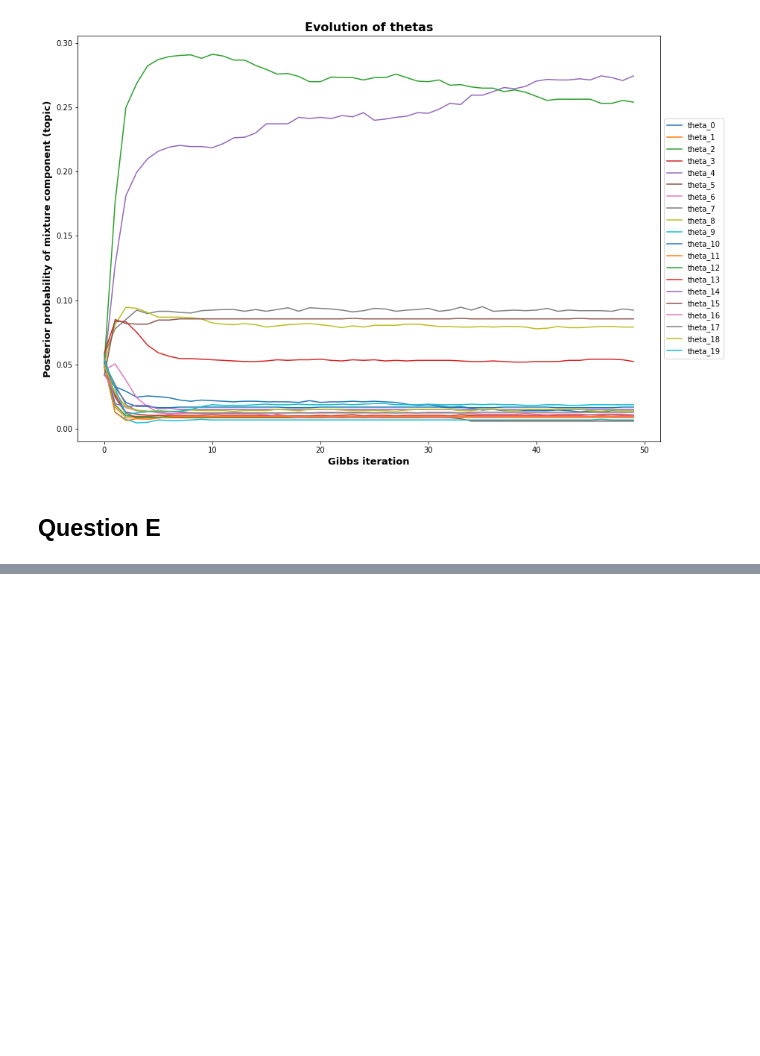
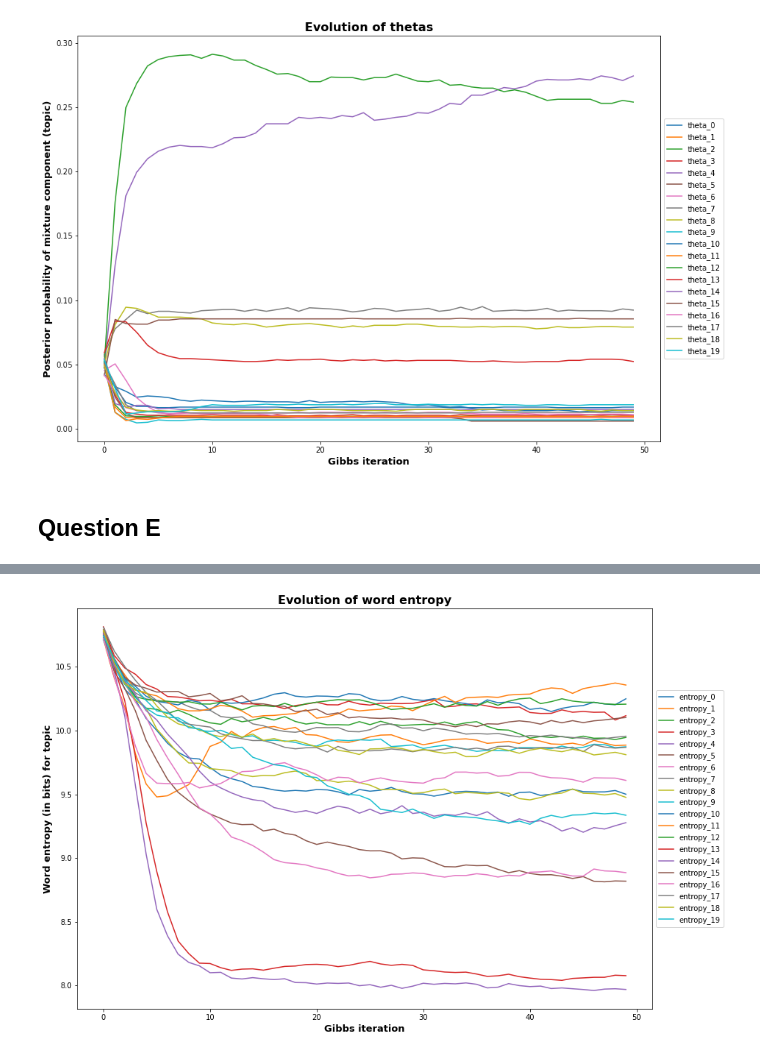
Before and after one commit to AlejandroSantorum/MPhil_MLMI_Cambridge, a Jupyter notebook: 4F13-Probabilistic_Machine_Learning/Lab/lab3/code/coursework3.ipynb, the cells around one changed output, grey strips where cells are left out. Saved outputs shown, nothing was run; the diff lists cells and outputs as text; code cells hidden in the pictures; blank space fills up the shorter version.

```diff
--- a/4F13-Probabilistic_Machine_Learning/Lab/lab3/code/coursework3.ipynb
+++ b/4F13-Probabilistic_Machine_Learning/Lab/lab3/code/coursework3.ipynb
@@ -365,0 +425,17 @@ V = data['V']
+# %%
+plot_entropies = entropies.T
+
+plt.figure(figsize=(0.7*plot_entropies.shape[0], 0.5*plot_entropies.shape[0]))
+
+for i in range(plot_entropies.shape[0]):
+
+    x = range(plot_entropies.shape[1])
+    plt.plot(x, plot_entropies[i], label='entropy_'+str(i))
+
+    plt.xlabel("Gibbs iteration", fontweight="bold", fontsize=13)
+    plt.ylabel("Word entropy (in bits) for topic", fontweight="bold", fontsize=13)
+    plt.title("Evolution of word entropy", fontweight="bold", fontsize=16)
+
+    plt.legend(loc='center left', bbox_to_anchor=(1, 0.5))
+# %% [output]
+[figure, added]
```
Also changed, not shown: parts of 8 cells of this notebook, 2 other files.
